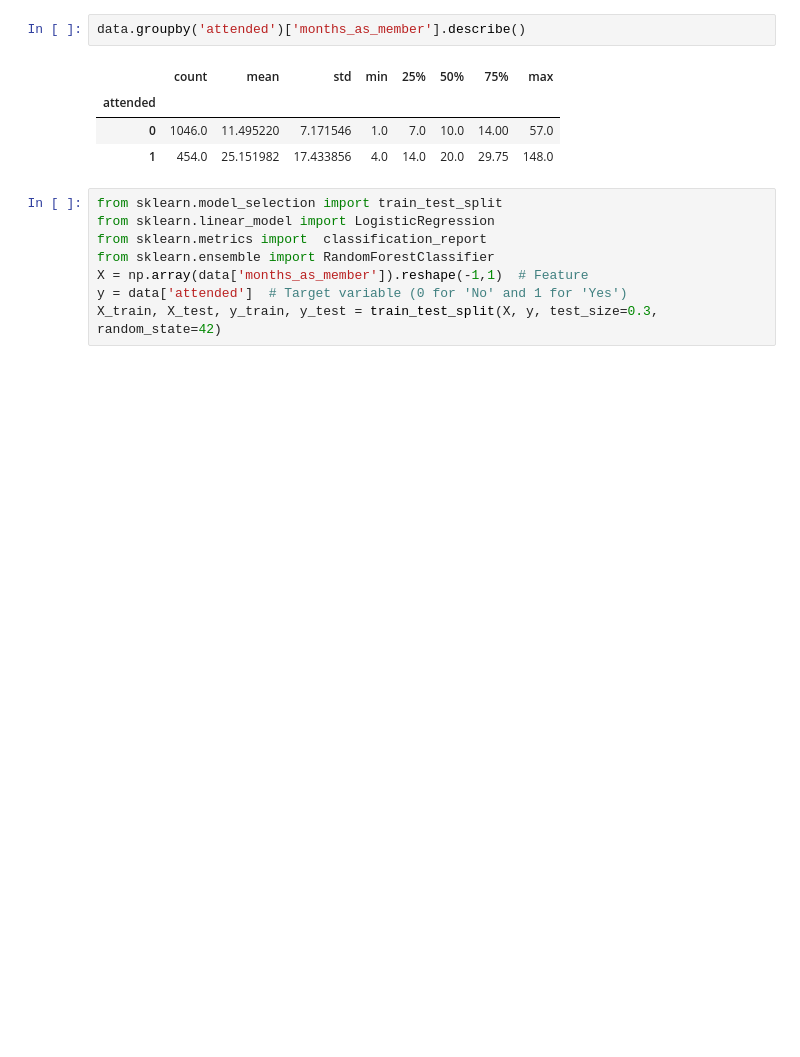
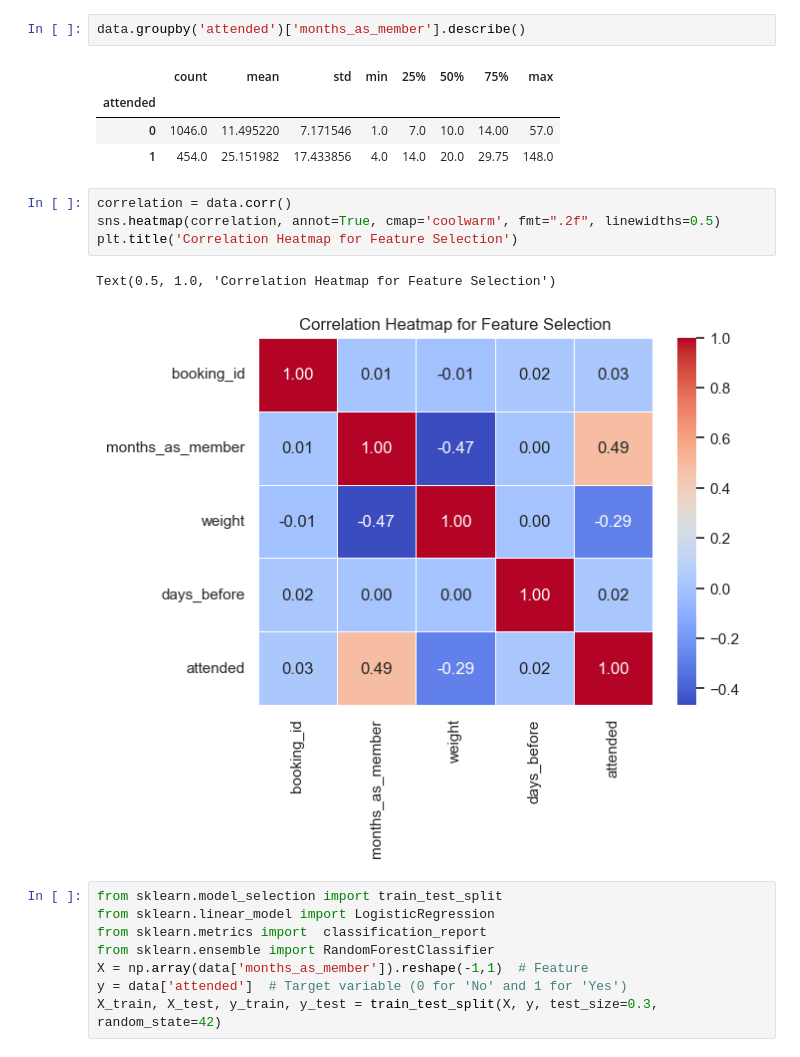
Before and after one commit to sajinamatya/classification-problem, a Jupyter notebook: fitnesscenter.ipynb, the cells around one changed output. Drawn from its saved outputs; the diff is of its cells as text; blank space fills up the shorter version.

```diff
--- a/fitnesscenter.ipynb
+++ b/fitnesscenter.ipynb
@@ -206,6 +208,13 @@ data.groupby('attended')['months_as_member'].describe()
 | attended |  |  |  |  |  |  |  |  |
 | 0 | 1046.0 | 11.495220 | 7.171546 | 1.0 | 7.0 | 10.0 | 14.00 | 57.0 |
 | 1 | 454.0 | 25.151982 | 17.433856 | 4.0 | 14.0 | 20.0 | 29.75 | 148.0 |
+# %%
+correlation = data.corr()
+sns.heatmap(correlation, annot=True, cmap='coolwarm', fmt=".2f", linewidths=0.5)
+plt.title('Correlation Heatmap for Feature Selection')
+# %% [output]
+Text(0.5, 1.0, 'Correlation Heatmap for Feature Selection')
+[figure, added]
 # %%
 from sklearn.model_selection import train_test_split
 from sklearn.linear_model import LogisticRegression
```
Also changed, not shown: parts of 11 cells of this notebook.
